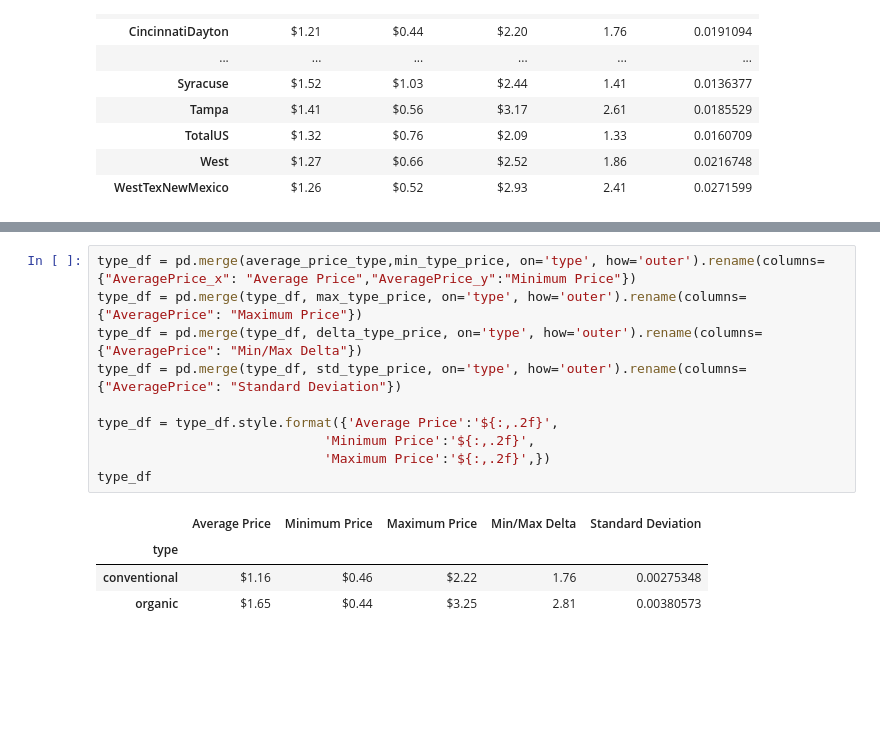
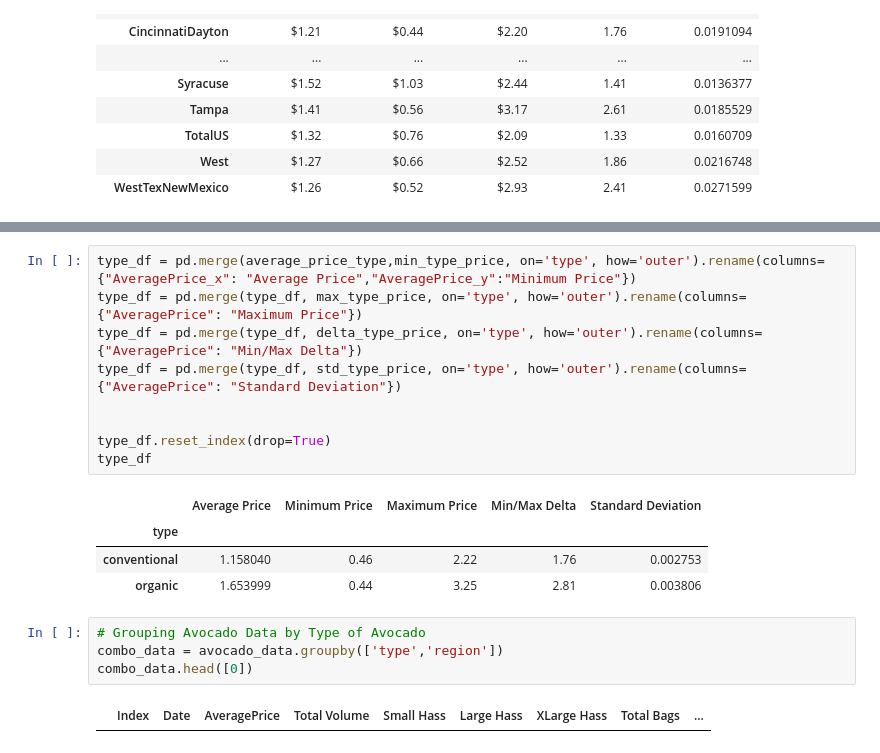
Before and after one commit to lourdesrm/AvocadoMadness, a Jupyter notebook: avocados.ipynb, the cells around one changed output, grey strips where cells are left out. Drawn from its saved outputs; the diff is of its cells as text; blank space fills up the shorter version.

Commit message:
Updated DF for avocado prices by region

```diff
--- a/avocados.ipynb
+++ b/avocados.ipynb
@@ -163,15 +122,20 @@ Name: AveragePrice, dtype: float64
 # %%
 type_df = pd.merge(average_price_type,min_type_price, on='type', how='outer').rename(columns={"AveragePrice_x": "Average Price","AveragePrice_y":"Minimum Price"})
 type_df = pd.merge(type_df, max_type_price, on='type', how='outer').rename(columns={"AveragePrice": "Maximum Price"})
 type_df = pd.merge(type_df, delta_type_price, on='type', how='outer').rename(columns={"AveragePrice": "Min/Max Delta"})
 type_df = pd.merge(type_df, std_type_price, on='type', how='outer').rename(columns={"AveragePrice": "Standard Deviation"})
 
-type_df = type_df.style.format({'Average Price':'${:,.2f}',
-                             'Minimum Price':'${:,.2f}',
-                             'Maximum Price':'${:,.2f}',})
+
+type_df.reset_index(drop=True)
 type_df
 # %% [output]
 |  | Average Price | Minimum Price | Maximum Price | Min/Max Delta | Standard Deviation |
 | type |  |  |  |  |  |
-| conventional | $1.16 | $0.46 | $2.22 | 1.76 | 0.00275348 |
-| organic | $1.65 | $0.44 | $3.25 | 2.81 | 0.00380573 |
+| conventional | 1.158040 | 0.46 | 2.22 | 1.76 | 0.002753 |
+| organic | 1.653999 | 0.44 | 3.25 | 2.81 | 0.003806 |
+# %%
+# Grouping Avocado Data by Type of Avocado
+combo_data = avocado_data.groupby(['type','region'])
+combo_data.head([0])
+# %% [output]
+|  | Index | Date | AveragePrice | Total Volume | Small Hass | Large Hass | XLarge Hass | Total Bags | ... |
```
Also changed, not shown: parts of 26 cells of this notebook.
